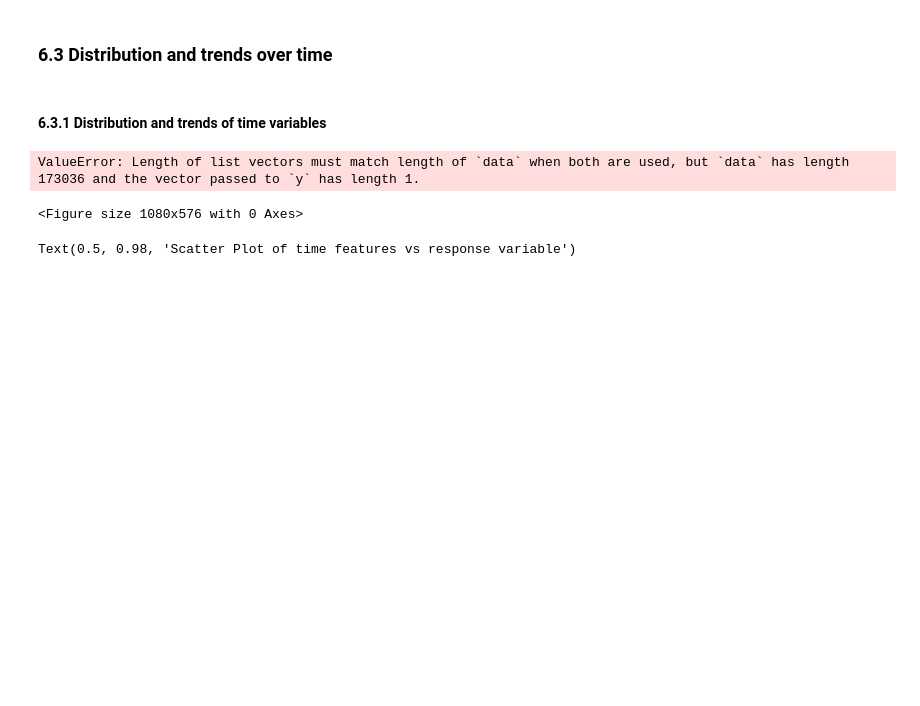
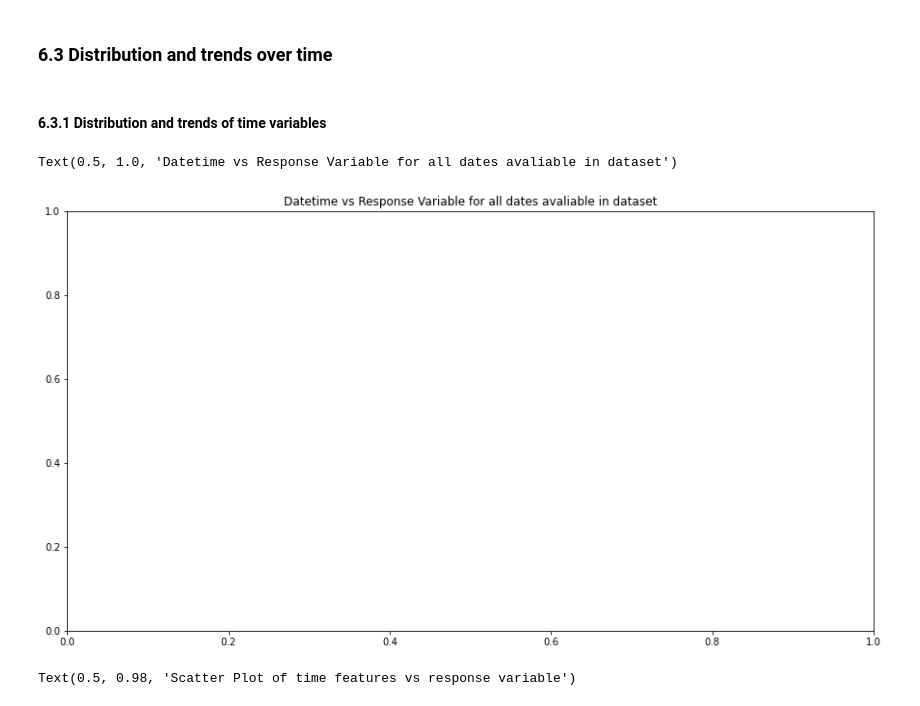
Before and after one commit to rachelngjiemin/131_group2, a Jupyter notebook: grp2_final_proj/FinalProjectTemplate_2022.ipynb, the cells around one changed output. Saved outputs shown, nothing was run; the diff lists cells and outputs as text; code cells hidden in the pictures; blank space fills up the shorter version.

```diff
--- a/grp2_final_proj/FinalProjectTemplate_2022.ipynb
+++ b/grp2_final_proj/FinalProjectTemplate_2022.ipynb
@@ -486,11 +486,11 @@ import seaborn as sns
 import matplotlib.pyplot as plt
 # %%
 fig = plt.figure(figsize=(15,8))
-sns.scatterplot(x='Date_Time', y=response, data=df_combined)
+# sns.scatterplot(x='Date_Time', y=response, data=df_combined)
 plt.title('Datetime vs Response Variable for all dates avaliable in dataset')
 # %% [output]
-ValueError: Length of list vectors must match length of `data` when both are used, but `data` has length 173036 and the vector passed to `y` has length 1.
+Text(0.5, 1.0, 'Datetime vs Response Variable for all dates avaliable in dataset')
-<Figure size 1080x576 with 0 Axes>
+[figure, added]
 # %%
 # Relationship between response variable and time features
 response = 'kW demand (kW)'
```
Also changed, not shown: parts of 46 cells of this notebook.
